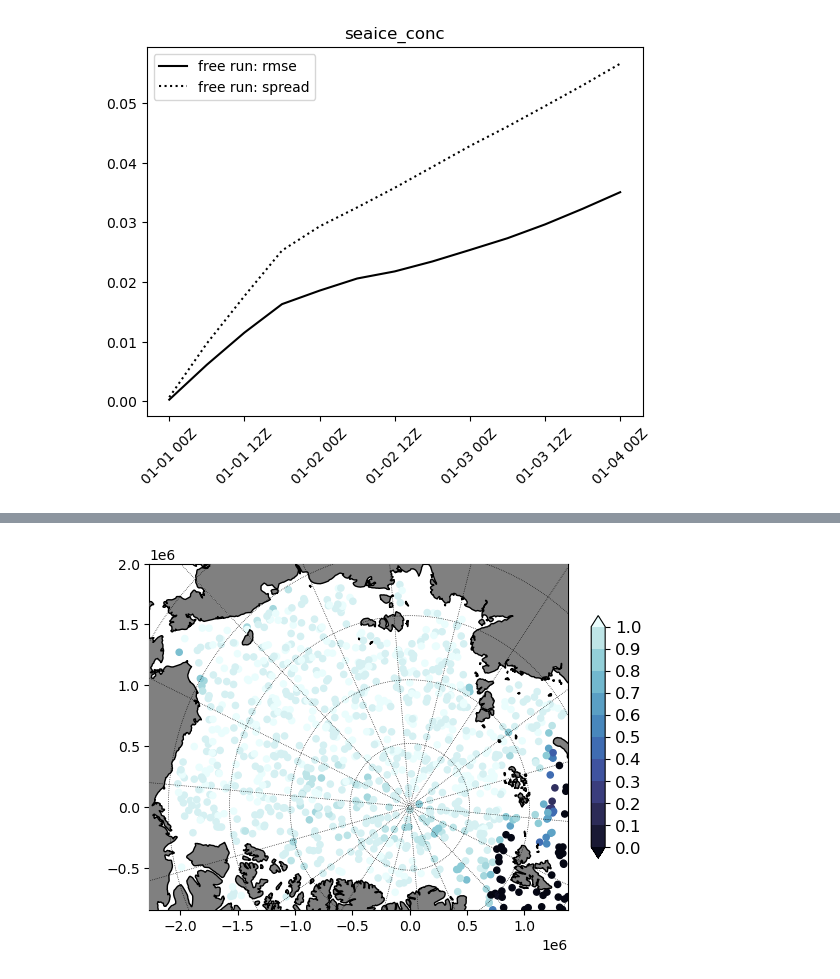
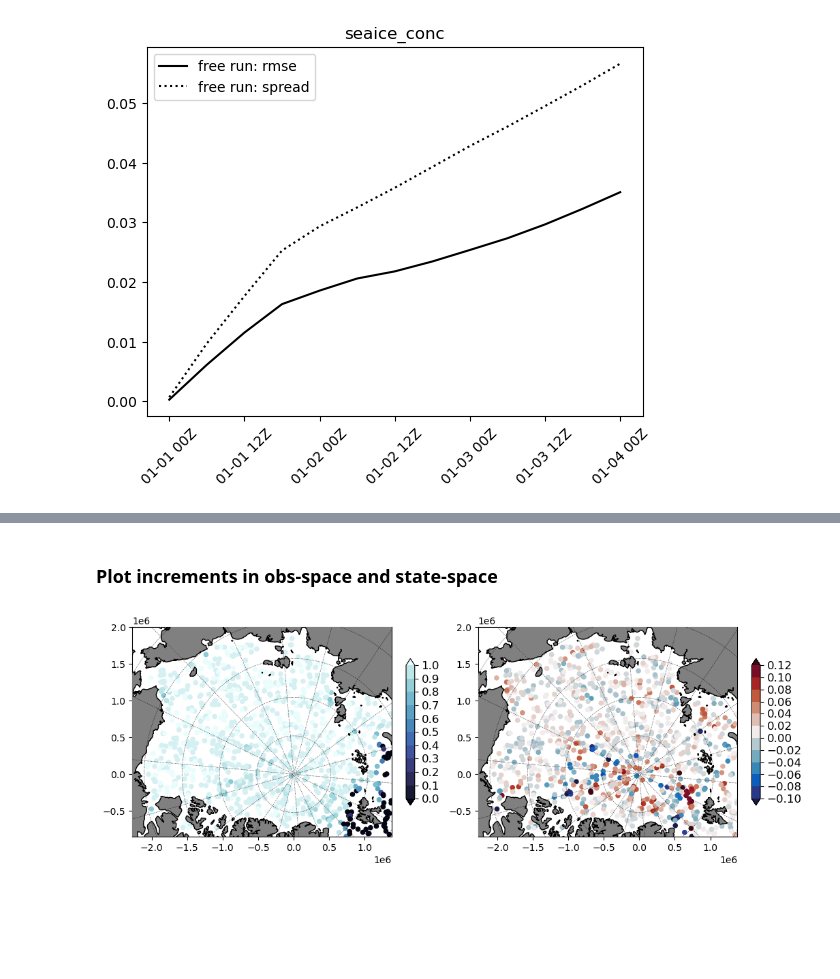
Before and after one commit to sasip-climate/notebooks-nextsim-workshop2025, a Jupyter notebook: assimilation/demo-osse.ipynb, the cells around one changed output, grey strips where cells are left out. Cells and saved outputs as stored; diff of their text form; code cells hidden in the pictures; blank space fills up the shorter version.

```diff
--- a/assimilation/demo-osse.ipynb
+++ b/assimilation/demo-osse.ipynb
@@ -219,9 +283,11 @@ for m in range(c.nens):
     plt.close()
 # %%
+c.time = c.time_start
+
 slider = widgets.IntSlider(
     value=0,
-    min=0,
-    max=c.nens-1,
+    min=1,
+    max=c.nens,
     step=1,
     description='Member:',
     continuous_update=False
@@ -233,7 +299,7 @@ def update_plot(m):
         clear_output(wait=True)
         path = c.forecast_dir(c.time, 'nextsim.dg')
         time = c.next_time
-        display(Image(filename=os.path.join(path, f"mem{m+1:02}_{vname}_{time:%Y-%m-%dT%H:%M:%SZ}.png")))
+        display(Image(filename=os.path.join(path, f"mem{m:02}_{vname}_{c.next_time:%Y-%m-%dT%H:%M:%SZ}.png")))
 
 widgets.interact(update_plot, m=slider)
 display(output)
@@ -327,0 +405,10 @@ obs_seq =
+# %%
+c.iter = 0
+
+from NEDAS.assim_tools.state import State
+state = State(c)
+
+from NEDAS.assim_tools.obs import Obs
+obs = Obs(c, state)
+
+#Obs.state_to_obs(c, state, 'prior', member=None, **obs_seq)
@@ -392,0 +484,2 @@ for i in range(2):
+# %% [markdown]
+### Plot increments in obs-space and state-space
@@ -393,12 +492,32 @@ for i in range(2):
 # %%
-##plot obs network
-seq = np.load(os.path.join(c.analysis_dir(c.time), "obs_seq.rec0.npy"), allow_pickle=True).item()
+##plot obs network and innovations
+##which obs variable to show?
+vname = 'seaice_conc'
+obs_rec_id = 0
+k = 0
+vmin = 0
+vmax = 1
+cmap = cmocean.cm.ice
+vmin_diff = -0.1
+vmax_diff = 0.1
+cmap_diff = cmocean.cm.balance
 
-fig, ax = plt.subplots(1, 1, figsize=(6,4.5))
+# obs sequence
+seq = np.load(os.path.join(c.analysis_dir(c.time), f"obs_seq.rec{obs_rec_id}.npy"), allow_pickle=True).item()
+# obs prior sequence for member
+prior_seq = np.load(os.path.join(c.analysis_dir(c.time), f"obs_prior_seq.rec{obs_rec_id}.mem{mem_id:03}.npy"), allow_pickle=True)
 
-c.grid.plot_scatter(ax, seq['obs'], x=seq['x'], y=seq['y'], vmin=vmin, vmax=vmax, cmap=cmap, markersize=20)
-add_colorbar(fig, ax, cmap, vmin, vmax)
+fig, ax = plt.subplots(1, 2, figsize=(12,4))
 
-c.grid.plot_land(ax, color='gray')
+# plot the obs seq
+c.grid.plot_scatter(ax[0], seq['obs'], x=seq['x'], y=seq['y'], vmin=vmin, vmax=vmax, cmap=cmap, markersize=20)
+add_colorbar(fig, ax[0], cmap, vmin, vmax)
+
+# plot the innovations
+c.grid.plot_scatter(ax[1], seq['obs']-prior_seq, x=seq['x'], y=seq['y'], vmin=vmin_diff, vmax=vmax_diff, cmap=cmap_diff, markersize=20)
+add_colorbar(fig, ax[1], cmap_diff, vmin_diff, vmax_diff)
+
+for i in range(2):
+    c.grid.plot_land(ax[i], color='gray')
 # %% [output]
-[figure, old version]
+[figure, new version]
```
Also changed, not shown: parts of 38 cells of this notebook, 9 other files.
